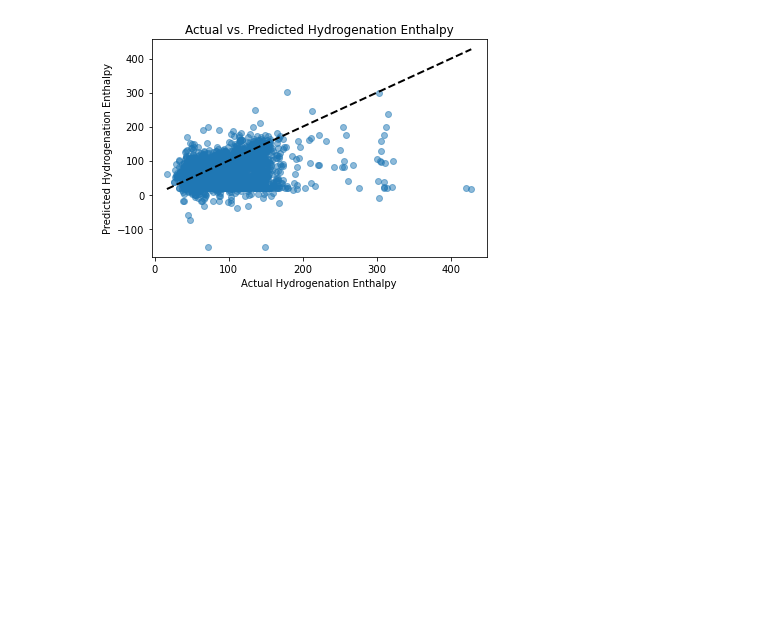
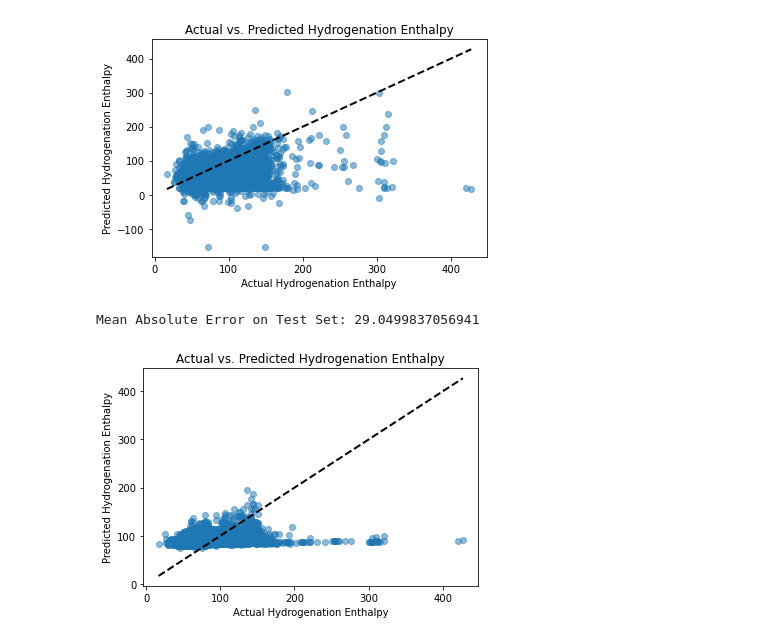
Before and after one commit to HassanHarb92/hydrogenation_ML, a Jupyter notebook: Linear_Regression.ipynb, the cells around one changed output. Drawn from its saved outputs; the diff is of its cells as text; code cells hidden in the pictures; blank space fills up the shorter version.

```diff
--- a/Linear_Regression.ipynb
+++ b/Linear_Regression.ipynb
@@ -24,16 +0,0 @@ print(data.head())
-# %%
-import pandas as pd
-
-# Read the CSV file
-file_path = 'gdb9_G4MP2_withdata_hydrogenation.csv'
-data = pd.read_csv(file_path)
-
-# Select only the columns you care about
-selected_columns = ['unsat_SMILE', 'sat_SMILE', 'delta_H', 'nH2', 'pH2']
-clean_data = data[selected_columns]
-
-# Save the new DataFrame to a new CSV file
-clean_file_path = 'gdb9_G4MP2_withdata_hydrogenation_clean.csv'
-clean_data.to_csv(clean_file_path, index=False)
-
-print(f"The cleaned data has been saved to {clean_file_path}")
@@ -84,3 +55,56 @@ plt.show()
 # %% [output]
 Mean Absolute Error on Test Set: 39.48406034455206
 [figure]
+# %%
+from rdkit import Chem
+from rdkit.Chem import Descriptors
+from sklearn.linear_model import LinearRegression
+
+# Function to compute 10 molecular descriptors
+def compute_descriptors(smiles):
+    mol = Chem.MolFromSmiles(smiles)
+    return [
+        Descriptors.MolWt(mol),
+        Descriptors.NumValenceElectrons(mol),
+        Descriptors.NumHeteroatoms(mol),
+        Descriptors.NumRotatableBonds(mol),
+        Descriptors.NumHDonors(mol),
+        Descriptors.NumHAcceptors(mol),
+        Descriptors.MolLogP(mol),
+        Descriptors.TPSA(mol),
+        Descriptors.NHOHCount(mol),
+        Descriptors.NOCount(mol),
+        Descriptors.RingCount(mol)
+    ]
+
+# Apply the compute_descriptors function to the SMILES columns
+X_unsat = clean_data['unsat_SMILE'].apply(compute_descriptors)
+X_sat = clean_data['sat_SMILE'].apply(compute_descriptors)
+
+# Combine the descriptors for both unsaturated and saturated SMILES
+X = pd.DataFrame(list(zip(X_unsat, X_sat))).applymap(lambda x: x[0] + x[1])
+
+y = clean_data['delta_H']
+
+# Split the data
+X_train, X_test, y_train, y_test = train_test_split(X, y, test_size=0.2, random_state=42)
+
+# Train a Linear Regression model
+model = LinearRegression()
+model.fit(X_train, y_train)
+
+# Predict and evaluate
+y_pred = model.predict(X_test)
+mae = mean_absolute_error(y_test, y_pred)
+print(f'Mean Absolute Error on Test Set: {mae}')
+
+# Scatter plot
+plt.scatter(y_test, y_pred, alpha=0.5)
+plt.plot([y_test.min(), y_test.max()], [y_test.min(), y_test.max()], 'k--', lw=2)
+plt.xlabel('Actual Hydrogenation Enthalpy')
+plt.ylabel('Predicted Hydrogenation Enthalpy')
+plt.title('Actual vs. Predicted Hydrogenation Enthalpy')
+plt.show()
+# %% [output]
+Mean Absolute Error on Test Set: 29.0499837056941
+[figure, added]
```
Also changed, not shown: parts of 3 cells of this notebook, 2 other files.
